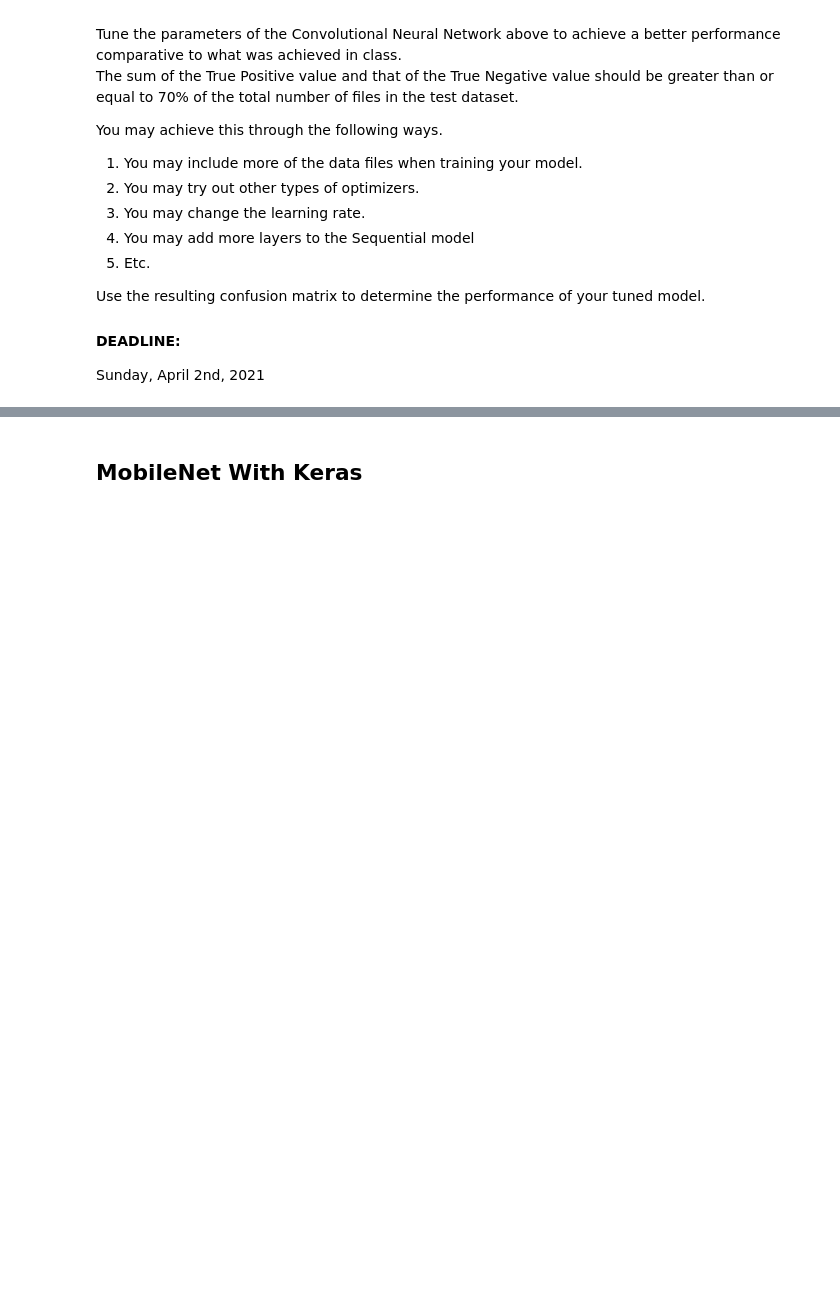
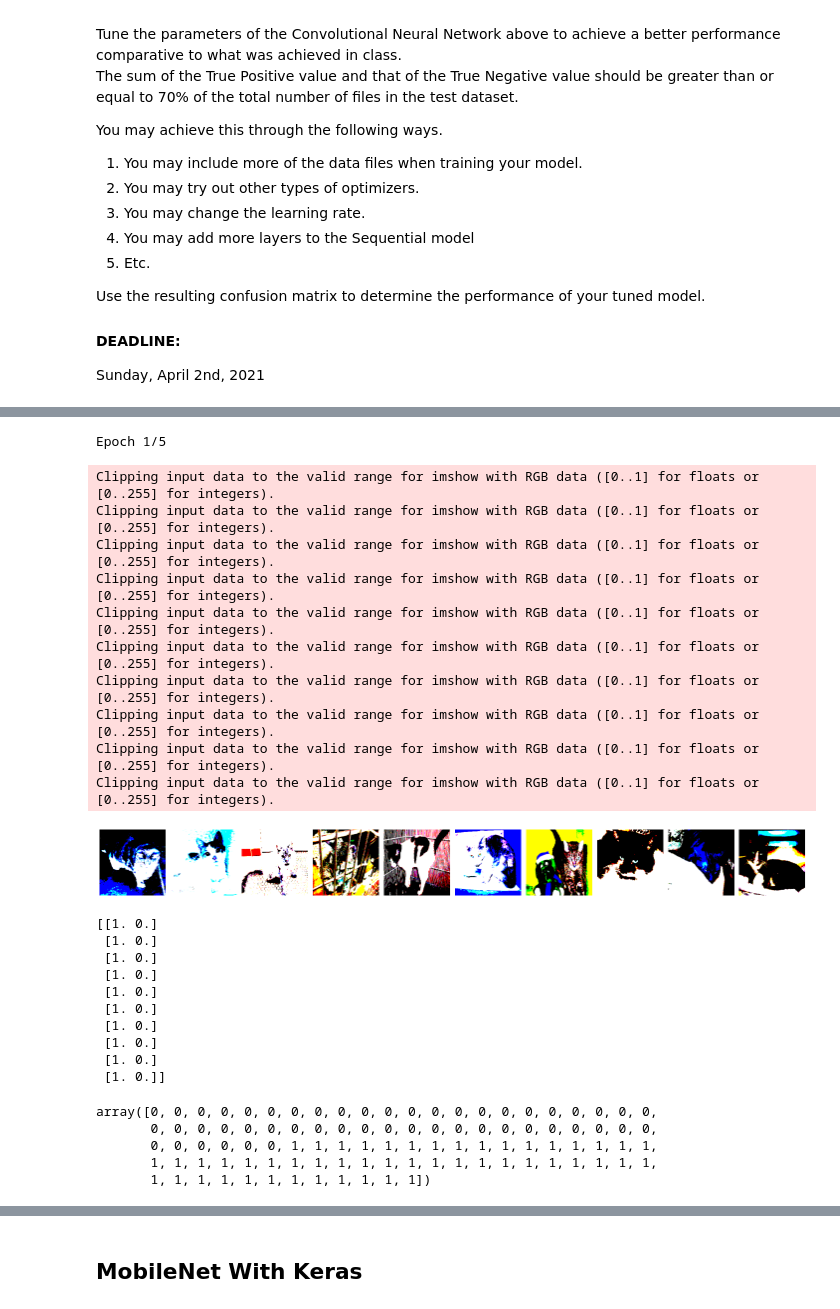
Before and after one commit to ebenezer-std/10712716-Session2, a Jupyter notebook: Lab Session2.ipynb, the cells around one changed output, grey strips where cells are left out. Drawn from its saved outputs; the diff is of its cells as text; code cells hidden in the pictures; blank space fills up the shorter version.

```diff
--- a/Lab Session2.ipynb
+++ b/Lab Session2.ipynb
@@ -246,0 +357,41 @@ os.chdir('../../')
+# %%
+# We can now train our model
+model.fit(x=train_batches, validation_data=valid_batches, epochs=5, verbose=1)
+# %% [output]
+Epoch 1/5
+# %%
+# Get a batch of test data from the test images and then plot that batch
+test_imgs, test_labels = next(test_batches)
+plotImages(test_imgs)
+print(test_labels)
+# %% [output]
+Clipping input data to the valid range for imshow with RGB data ([0..1] for floats or [0..255] for integers).
+Clipping input data to the valid range for imshow with RGB data ([0..1] for floats or [0..255] for integers).
+Clipping input data to the valid range for imshow with RGB data ([0..1] for floats or [0..255] for integers).
+Clipping input data to the valid range for imshow with RGB data ([0..1] for floats or [0..255] for integers).
+Clipping input data to the valid range for imshow with RGB data ([0..1] for floats or [0..255] for integers).
+Clipping input data to the valid range for imshow with RGB data ([0..1] for floats or [0..255] for integers).
+Clipping input data to the valid range for imshow with RGB data ([0..1] for floats or [0..255] for integers).
+Clipping input data to the valid range for imshow with RGB data ([0..1] for floats or [0..255] for integers).
+Clipping input data to the valid range for imshow with RGB data ([0..1] for floats or [0..255] for integers).
+Clipping input data to the valid range for imshow with RGB data ([0..1] for floats or [0..255] for integers).
+[figure, added]
+[[1. 0.]
+ [1. 0.]
+ [1. 0.]
+ [1. 0.]
+ [1. 0.]
+ [1. 0.]
+ [1. 0.]
+ [1. 0.]
+ [1. 0.]
+ [1. 0.]]
+# %%
+# View the unshuffled test set
+test_batches.classes
+# %% [output]
+array([0, 0, 0, 0, 0, 0, 0, 0, 0, 0, 0, 0, 0, 0, 0, 0, 0, 0, 0, 0, 0, 0,
+       0, 0, 0, 0, 0, 0, 0, 0, 0, 0, 0, 0, 0, 0, 0, 0, 0, 0, 0, 0, 0, 0,
+       0, 0, 0, 0, 0, 0, 1, 1, 1, 1, 1, 1, 1, 1, 1, 1, 1, 1, 1, 1, 1, 1,
+       1, 1, 1, 1, 1, 1, 1, 1, 1, 1, 1, 1, 1, 1, 1, 1, 1, 1, 1, 1, 1, 1,
+       1, 1, 1, 1, 1, 1, 1, 1, 1, 1, 1, 1])
```
Also changed, not shown: parts of 26 cells of this notebook.
